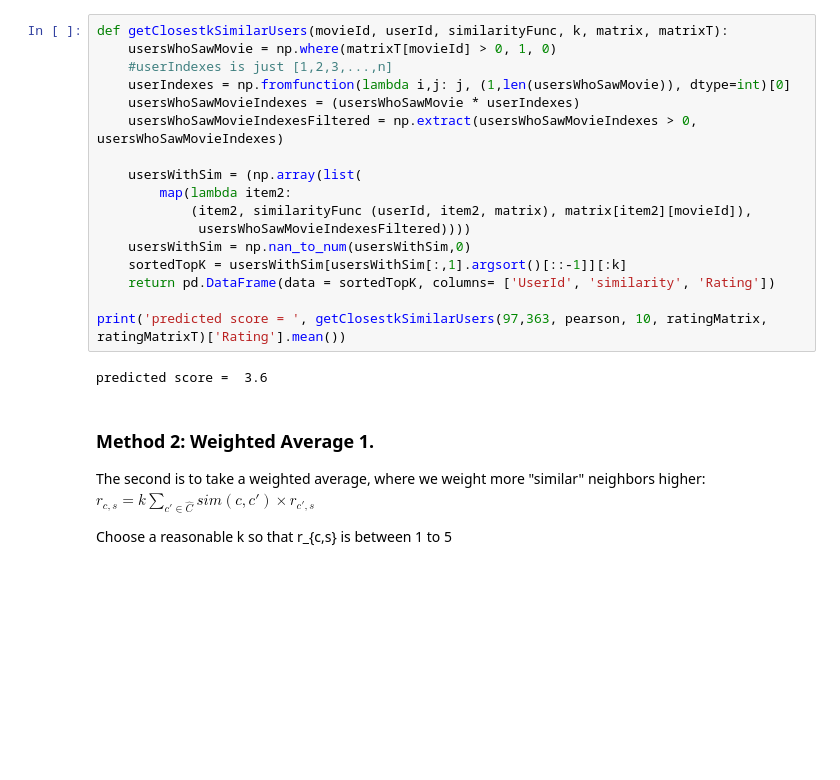
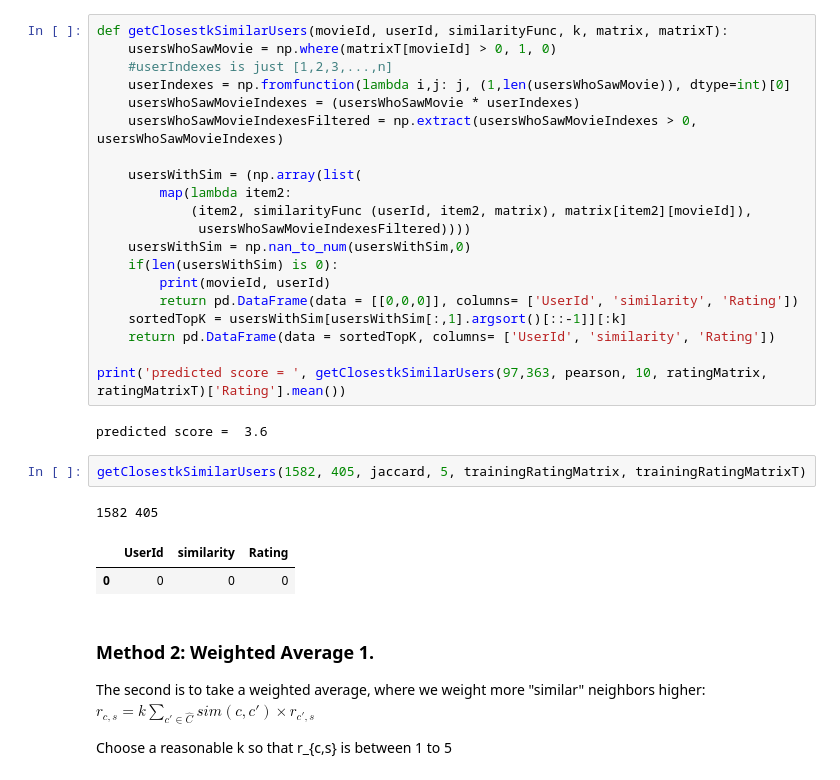
Before and after one commit to RyanChomistek/470hw3, a Jupyter notebook: homework_3.ipynb, the cells around one changed output. Saved outputs shown, nothing was run; the diff lists cells and outputs as text; blank space fills up the shorter version.

```diff
--- a/homework_3.ipynb
+++ b/homework_3.ipynb
@@ -255,12 +255,21 @@ def getClosestkSimilarUsers(movieId, userId, similarityFunc, k, matrix, matrixT)
             (item2, similarityFunc (userId, item2, matrix), matrix[item2][movieId]),
              usersWhoSawMovieIndexesFiltered))))
     usersWithSim = np.nan_to_num(usersWithSim,0)
+    if(len(usersWithSim) is 0):
+        print(movieId, userId)
+        return pd.DataFrame(data = [[0,0,0]], columns= ['UserId', 'similarity', 'Rating'])
     sortedTopK = usersWithSim[usersWithSim[:,1].argsort()[::-1]][:k]
     return pd.DataFrame(data = sortedTopK, columns= ['UserId', 'similarity', 'Rating'])
 
 print('predicted score = ', getClosestkSimilarUsers(97,363, pearson, 10, ratingMatrix, ratingMatrixT)['Rating'].mean())
 # %% [output]
 predicted score =  3.6
+# %%
+getClosestkSimilarUsers(1582, 405, jaccard, 5, trainingRatingMatrix, trainingRatingMatrixT)
+# %% [output]
+1582 405
+|  | UserId | similarity | Rating |
+| 0 | 0 | 0 | 0 |
 # %% [markdown]
 ### Method 2: Weighted Average 1.
 The second is to take a weighted average, where we weight more "similar" neighbors higher: $r_{c,s} = k\sum_{c'\in \hat{C}}sim(c, c')\times r_{c',s}$
```
Also changed, not shown: parts of 3 cells of this notebook.
